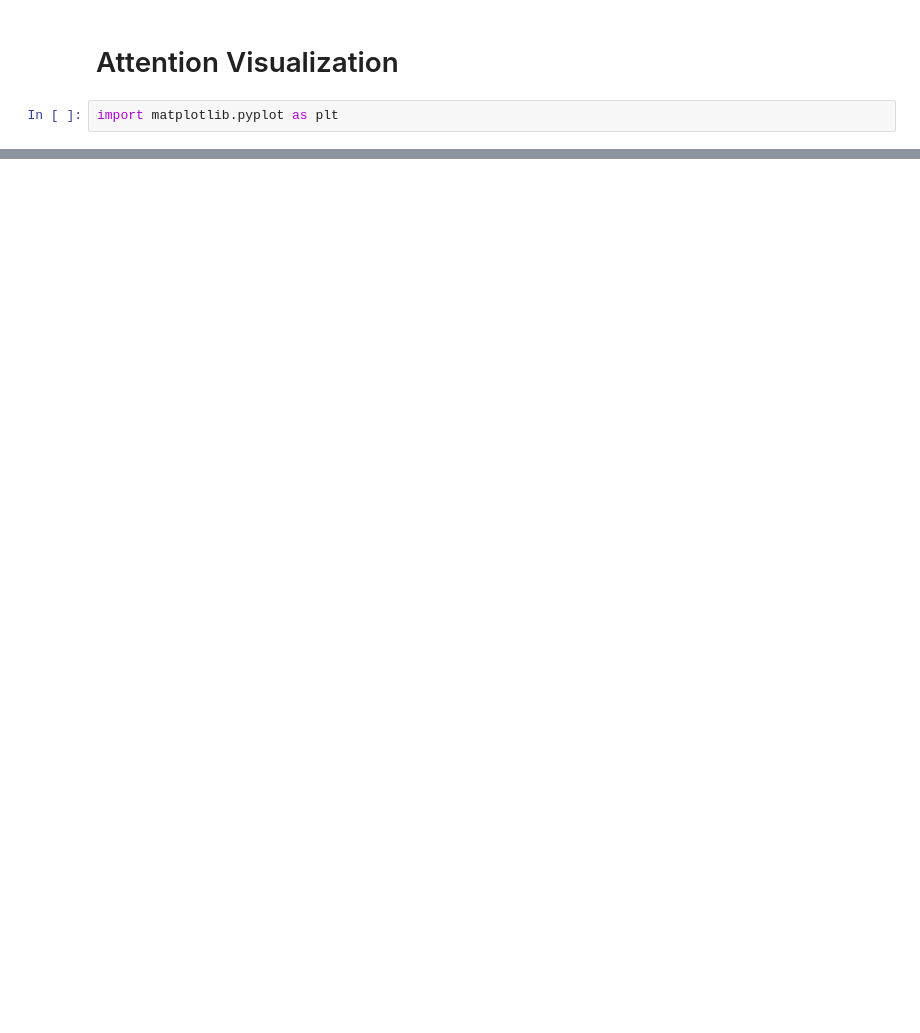
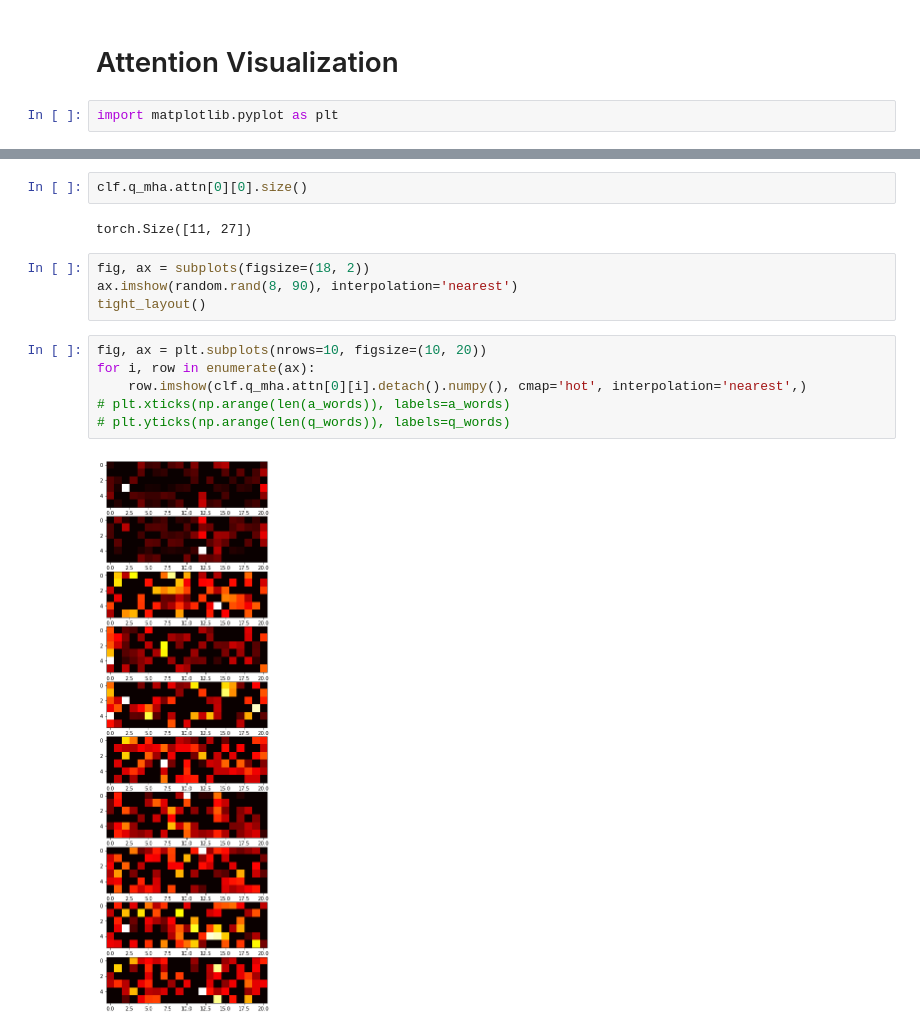
Before and after one commit to Sohyun1798/Deep_learning_project, a Jupyter notebook: debug_suggested.ipynb, the cells around one changed output, grey strips where cells are left out. Drawn from its saved outputs; the diff is of its cells as text; blank space fills up the shorter version.

```diff
--- a/debug_suggested.ipynb
+++ b/debug_suggested.ipynb
@@ -131,0 +133,16 @@ import matplotlib.pyplot as plt
+# %%
+clf.q_mha.attn[0][0].size()
+# %% [output]
+torch.Size([11, 27])
+# %%
+fig, ax = subplots(figsize=(18, 2))
+ax.imshow(random.rand(8, 90), interpolation='nearest')
+tight_layout()
+# %%
+fig, ax = plt.subplots(nrows=10, figsize=(10, 20))
+for i, row in enumerate(ax):
+    row.imshow(clf.q_mha.attn[0][i].detach().numpy(), cmap='hot', interpolation='nearest',)
+# plt.xticks(np.arange(len(a_words)), labels=a_words)
+# plt.yticks(np.arange(len(q_words)), labels=q_words)
+# %% [output]
+[figure, added]
```
Also changed, not shown: parts of 17 cells of this notebook, 4 other files.
